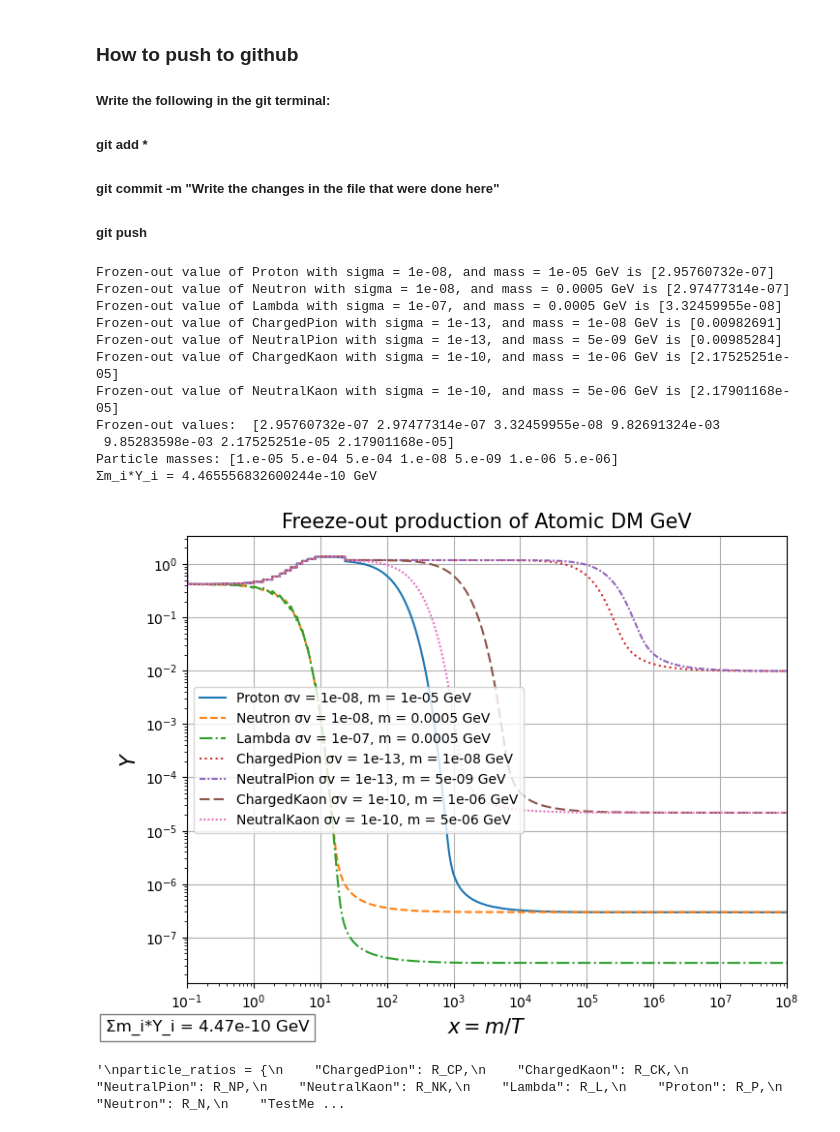
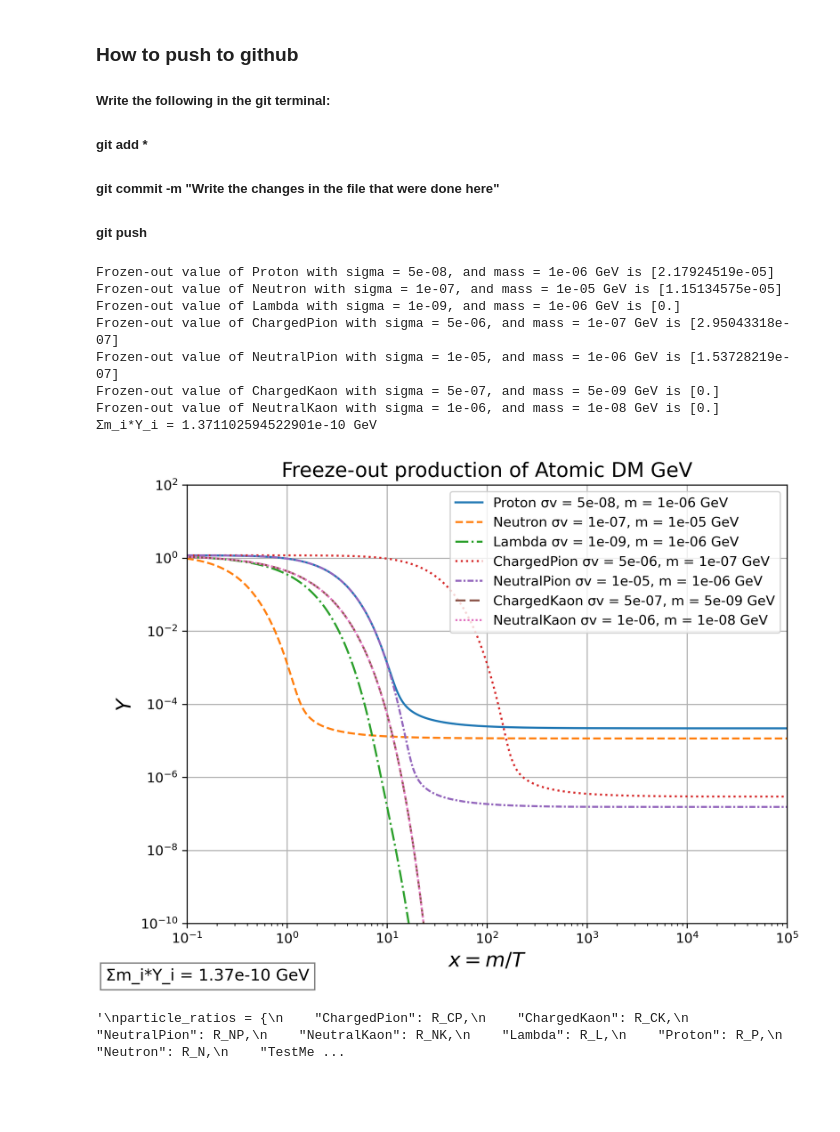
Before and after one commit to IgalPress/Thesis, a Jupyter notebook: FreezeOutCode.ipynb, the cells around one changed output. Drawn from its saved outputs; the diff is of its cells as text; code cells hidden in the pictures; blank space fills up the shorter version.

Commit message:
Made the unstable hadrons decay properly in the model and found a parameter set for the new model

```diff
--- a/FreezeOutCode.ipynb
+++ b/FreezeOutCode.ipynb
@@ -62,56 +59,64 @@ linestyles = {
 #%run CrossSectionFunctions.ipynb
 
 particles = ["Proton", "Neutron", "Lambda", "ChargedPion", "NeutralPion", "ChargedKaon", "NeutralKaon"]
+#plt.rcParams['figure.dpi'] = 300
 plt.figure(figsize=(8, 6))
 
 x=np.logspace(np.log10(0.1),np.log10(1e8),10000)
 #xx=np.logspace(np.log10(0.1),np.log10(1000),10000)
 #plt.loglog(xx,Y_EQ(xx, 'TestMeson'),'c',label=r'$Y_{\rm eq}$')
 
 FreezeOutNumber = np.array([])
 masses = np.array([])
 
 for particle in particles:
     cross_section = particle_cross_sections.get(particle,1)
     mass = particle_mass.get(particle,1)
 
     k=fk(particle)
     Y=integrate.odeint(dYdx,Y_EQ(x[0], particle), x, args=(particle,))
+    Decay_rate = AvgDecayRate(x)
+    Y_New = Y.reshape(1,-1)
 
-    print(f'Frozen-out value of {particle} with sigma = {cross_section}, and mass = {mass} GeV is {Y[-1]}')
+    if particle in ("Lambda", "NeutralKaon", "ChargedKaon"):
+        Y_Decayed = np.multiply(Y_New,Decay_rate)
+        Y_Decayed_New = Y_Decayed.reshape(-1,1)
+        FreezeOutNumber = np.append(FreezeOutNumber,Y_Decayed_New[-1])
+        print(f'Frozen-out value of {particle} with sigma = {cross_section}, and mass = {mass} GeV is {Y_Decayed_New[-1]}')
+        plt.loglog(x, Y_Decayed_New, label=f'{particle} σv = {cross_section}, m = {mass} GeV', linestyle=linestyles.get(particle, "-"))
 
-    plt.loglog(x,Y,label=f'{particle} σv = {cross_section}, m = {mass} GeV', linestyle=linestyles.get(particle, "-"))
+    else:
+        plt.loglog(x, Y, label=f'{particle} σv = {cross_section}, m = {mass} GeV', linestyle=linestyles.get(particle, "-"))
+        FreezeOutNumber = np.append(FreezeOutNumber,Y[-1])
 
-    FreezeOutNumber = np.append(FreezeOutNumber,Y[-1])
+        print(f'Frozen-out value of {particle} with sigma = {cross_section}, and mass = {mass} GeV is {Y[-1]}')
+
     masses = np.append(masses, mass)
 
-print('Frozen-out values: ', FreezeOutNumber)
-#print(f'Sum of frozen-out values: {np.sum(FreezeOutNumber)}')
-print(f'Particle masses: {masses}')
+#print('Frozen-out values: ', FreezeOutNumber)
+#print(f'Particle masses: {masses}')
+#print('mult', np.multiply(masses,FreezeOutNumber))
 print(f'Σm_i*Y_i = {np.sum(np.multiply(masses,FreezeOutNumber))} GeV')
 
-#plt.ylim(1E-8,1e2)
-plt.xlim(0.1,1e8)
+plt.ylim(1e-10,1e2)
+plt.xlim(1e-1,1e5)
 plt.xlabel('$x = m/T$', size= 15)
 plt.ylabel('$Y$', size= 15)
 plt.title('Freeze-out production of Atomic DM GeV', size= 15)
 plt.legend()
 plt.grid()
-plt.gcf().text(0.02, 0.02, f"Σm_i*Y_i = {format(np.sum(np.multiply(masses,FreezeOutNumber)),".2e")} GeV", fontsize=12, ha='left', va='bottom', bbox=dict(facecolor='white', alpha=0.5))
-plt.savefig('Particles.png')
+plt.gcf().text(0.02, 0.02, f"Σm_i*Y_i = {format(np.sum(np.multiply(masses, FreezeOutNumber)), '.2e')} GeV", fontsize=12, ha='left', va='bottom', bbox=dict(facecolor='white', alpha=0.5))
+plt.savefig('Particles.png', facecolor = 'w')
 # %% [output]
-Frozen-out value of Proton with sigma = 1e-08, and mass = 1e-05 GeV is [2.95760732e-07]
-Frozen-out value of Neutron with sigma = 1e-08, and mass = 0.0005 GeV is [2.97477314e-07]
-Frozen-out value of Lambda with sigma = 1e-07, and mass = 0.0005 GeV is [3.32459955e-08]
-Frozen-out value of ChargedPion with sigma = 1e-13, and mass = 1e-08 GeV is [0.00982691]
-Frozen-out value of NeutralPion with sigma = 1e-13, and mass = 5e-09 GeV is [0.00985284]
-Frozen-out value of ChargedKaon with sigma = 1e-10, and mass = 1e-06 GeV is [2.17525251e-05]
-Frozen-out value of NeutralKaon with sigma = 1e-10, and mass = 5e-06 GeV is [2.17901168e-05]
-Frozen-out values:  [2.95760732e-07 2.97477314e-07 3.32459955e-08 9.82691324e-03
- 9.85283598e-03 2.17525251e-05 2.17901168e-05]
-Particle masses: [1.e-05 5.e-04 5.e-04 1.e-08 5.e-09 1.e-06 5.e-06]
-Σm_i*Y_i = 4.465556832600244e-10 GeV
+Frozen-out value of Proton with sigma = 5e-08, and mass = 1e-06 GeV is [2.17924519e-05]
+Frozen-out value of Neutron with sigma = 1e-07, and mass = 1e-05 GeV is [1.15134575e-05]
+Frozen-out value of Lambda with sigma = 1e-09, and mass = 1e-06 GeV is [0.]
+Frozen-out value of ChargedPion with sigma = 5e-06, and mass = 1e-07 GeV is [2.95043318e-07]
+Frozen-out value of NeutralPion with sigma = 1e-05, and mass = 1e-06 GeV is [1.53728219e-07]
+Frozen-out value of ChargedKaon with sigma = 5e-07, and mass = 5e-09 GeV is [0.]
+Frozen-out value of NeutralKaon with sigma = 1e-06, and mass = 1e-08 GeV is [0.]
+Σm_i*Y_i = 1.371102594522901e-10 GeV
-[figure, old version]
+[figure, new version]
 # %%
 """
 particle_ratios = {
```
Also changed, not shown: parts of 2 cells of this notebook, 3 other files.
